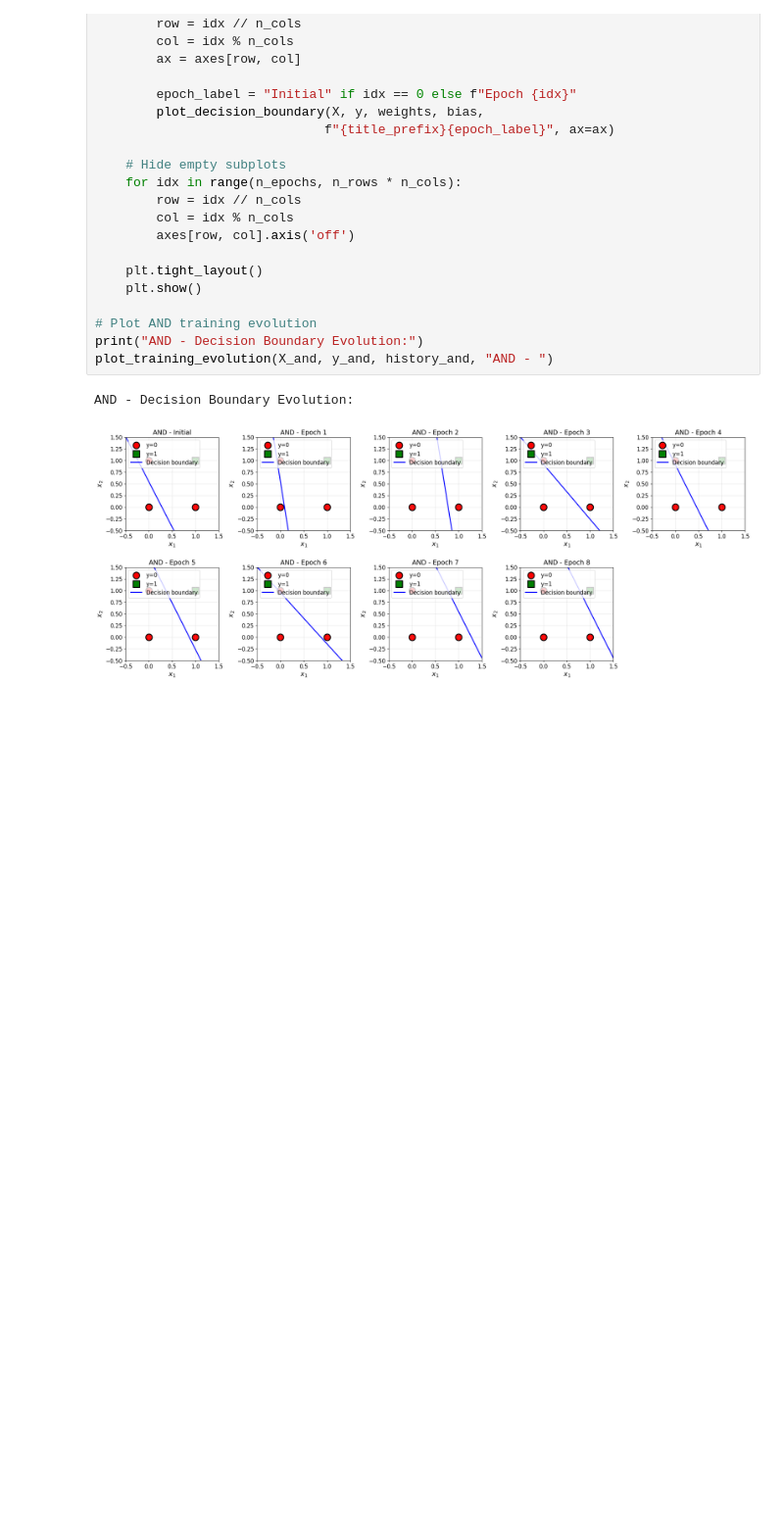
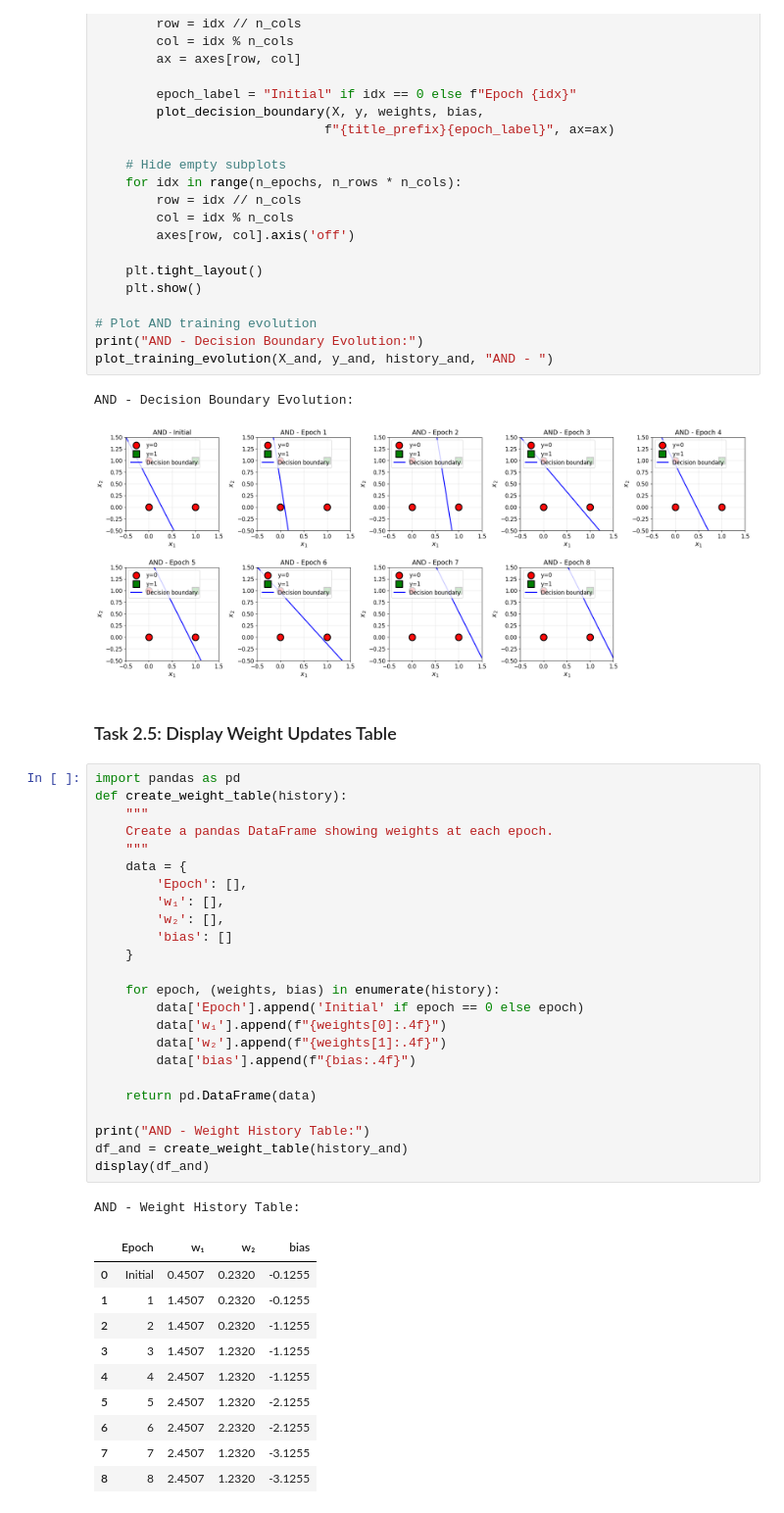
Before and after one commit to KarolisBz/ARTIFICIAL-INTELLIGENCE-LABS, a Jupyter notebook: Lab1.ipynb, the cells around one changed output. Shown at 98% size. Drawn from its saved outputs; the diff is of its cells as text; blank space fills up the shorter version.

```diff
--- a/Lab1.ipynb
+++ b/Lab1.ipynb
@@ -308,3 +308,41 @@ plot_training_evolution(X_and, y_and, history_and, "AND - ")
 # %% [output]
 AND - Decision Boundary Evolution:
 [figure]
+# %% [markdown]
+### Task 2.5: Display Weight Updates Table
+# %%
+import pandas as pd
+def create_weight_table(history):
+    """
+    Create a pandas DataFrame showing weights at each epoch.
+    """
+    data = {
+        'Epoch': [],
+        'w₁': [],
+        'w₂': [],
+        'bias': []
+    }
+
+    for epoch, (weights, bias) in enumerate(history):
+        data['Epoch'].append('Initial' if epoch == 0 else epoch)
+        data['w₁'].append(f"{weights[0]:.4f}")
+        data['w₂'].append(f"{weights[1]:.4f}")
+        data['bias'].append(f"{bias:.4f}")
+
+    return pd.DataFrame(data)
+
+print("AND - Weight History Table:")
+df_and = create_weight_table(history_and)
+display(df_and)
+# %% [output]
+AND - Weight History Table:
+|  | Epoch | w₁ | w₂ | bias |
+| 0 | Initial | 0.4507 | 0.2320 | -0.1255 |
+| 1 | 1 | 1.4507 | 0.2320 | -0.1255 |
+| 2 | 2 | 1.4507 | 0.2320 | -1.1255 |
+| 3 | 3 | 1.4507 | 1.2320 | -1.1255 |
+| 4 | 4 | 2.4507 | 1.2320 | -1.1255 |
+| 5 | 5 | 2.4507 | 1.2320 | -2.1255 |
+| 6 | 6 | 2.4507 | 2.2320 | -2.1255 |
+| 7 | 7 | 2.4507 | 1.2320 | -3.1255 |
+| 8 | 8 | 2.4507 | 1.2320 | -3.1255 |
```
